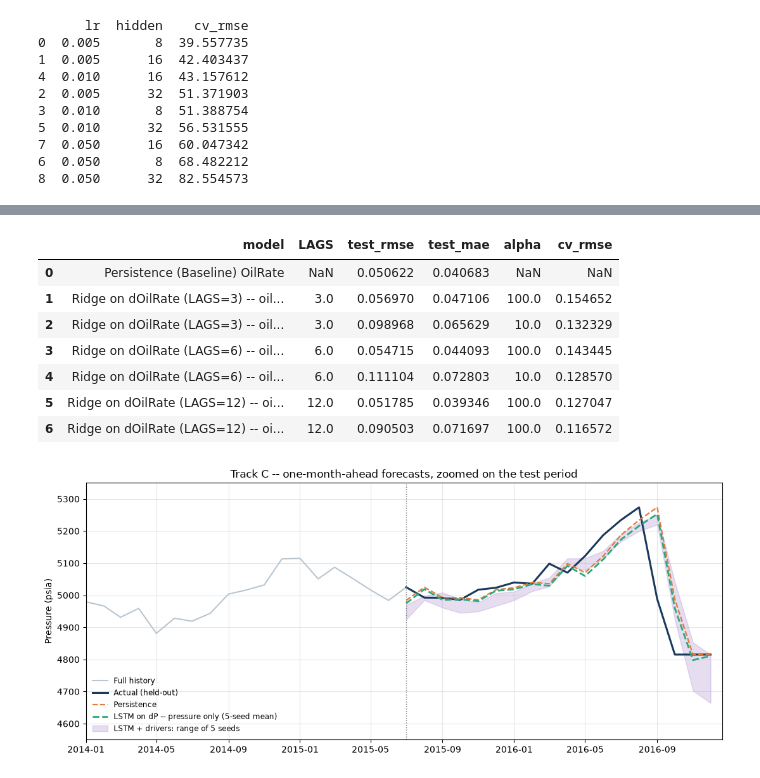
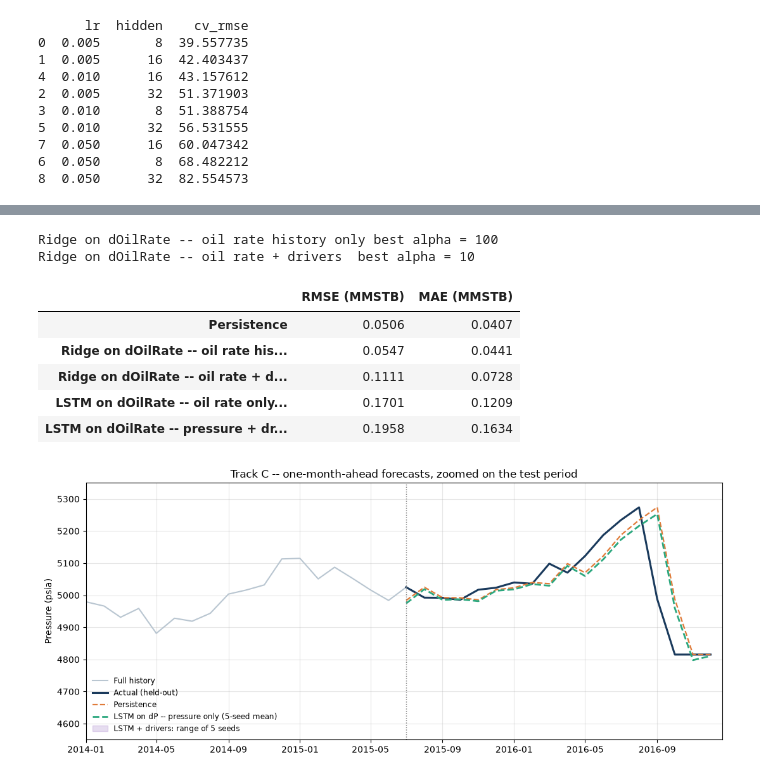
Before and after one commit to sadaraka-kadi/ml4pe-pressure-forecasting, a Jupyter notebook: notebooks/capstone.ipynb, the cells around one changed output, grey strips where cells are left out. Cells and saved outputs as stored; diff of their text form; code cells hidden in the pictures.

```diff
--- a/notebooks/capstone.ipynb
+++ b/notebooks/capstone.ipynb
@@ -681,13 +635,28 @@ def ridge_dOilRate(lags):
-# %%
-# Ridge sweep across LAGS
-oil_lag_df = pd.DataFrame([persistence_row] + [r for lags in [3, 6, 12] for r in ridge_dOilRate(lags)])
-oil_lag_df
-# %% [output]
-|  | model | LAGS | test_rmse | test_mae | alpha | cv_rmse |
-| 0 | Persistence (Baseline) OilRate | NaN | 0.050622 | 0.040683 | NaN | NaN |
-| 1 | Ridge on dOilRate (LAGS=3) -- oil... | 3.0 | 0.056970 | 0.047106 | 100.0 | 0.154652 |
-| 2 | Ridge on dOilRate (LAGS=3) -- oil... | 3.0 | 0.098968 | 0.065629 | 10.0 | 0.132329 |
-| 3 | Ridge on dOilRate (LAGS=6) -- oil... | 6.0 | 0.054715 | 0.044093 | 100.0 | 0.143445 |
-| 4 | Ridge on dOilRate (LAGS=6) -- oil... | 6.0 | 0.111104 | 0.072803 | 10.0 | 0.128570 |
-| 5 | Ridge on dOilRate (LAGS=12) -- oi... | 12.0 | 0.051785 | 0.039346 | 100.0 | 0.127047 |
-| 6 | Ridge on dOilRate (LAGS=12) -- oi... | 12.0 | 0.090503 | 0.071697 | 100.0 | 0.116572 |
+# %%
+# Ridge Regression Model
+
+lagged_oil = pd.concat({f"{c}_lag{k}": volve[c].shift(k) for c in DRIVERS for k in range(1, LAGS + 1)}, axis=1)
+tab = pd.concat([volve[["Date", "OilRate_MMSTB"]], lagged_oil], axis=1).dropna().reset_index(drop=True)
+
+tab["dOilRate"] = tab["OilRate_MMSTB"] - tab["OilRate_MMSTB_lag1"]
+for k in range(1, LAGS):
+    tab[f"dOilRate_lag{k}"] = tab[f"OilRate_MMSTB_lag{k}"] - tab[f"OilRate_MMSTB_lag{k + 1}"]
+
+D_OILRATE_FEATS = [f"dOilRate_lag{k}" for k in range(1, LAGS)]
+DRIVER_FEATS = [f"{c}_lag{k}" for c in DRIVERS if c != "OilRate_MMSTB" for k in range(1, LAGS + 1)]
+
+train_oil, test_oil = tab.iloc[:-TEST_MONTHS], tab.iloc[-TEST_MONTHS:]
+y_true_oil = test_oil["OilRate_MMSTB"].values
+
+preds_oil = {}
+
+for name, feats in [("Ridge on dOilRate -- oil rate history only", D_OILRATE_FEATS),
+                    ("Ridge on dOilRate -- oil rate + drivers", D_OILRATE_FEATS + DRIVER_FEATS)]:
+    search = GridSearchCV(make_pipeline(StandardScaler(), Ridge()),
+                          {"ridge__alpha": [1, 10, 100, 1000, 10000]}, cv=TimeSeriesSplit(n_splits=4),
+                          scoring="neg_root_mean_squared_error").fit(train_oil[feats], train_oil["dOilRate"])
+    preds_oil[name] = test_oil["OilRate_MMSTB_lag1"].values + search.predict(test_oil[feats])
+    print(f"{name:<40} best alpha = {search.best_params_['ridge__alpha']}")
+# %% [output]
+Ridge on dOilRate -- oil rate history only best alpha = 100
+Ridge on dOilRate -- oil rate + drivers  best alpha = 10
@@ -694,3 +706,23 @@ oil_lag_df
+# %%
+oil_scores = pd.DataFrame({
+    "RMSE (MMSTB)": {k: rmse(y_true_oil, v) for k, v in preds_oil.items()},
+    "MAE (MMSTB)": {k: mean_absolute_error(y_true_oil, v) for k, v in preds_oil.items()}
+}).round(4).sort_values("RMSE (MMSTB)")
+
+persistence_score_row = pd.DataFrame({
+    "RMSE (MMSTB)": {"Persistence": persistence_row["test_rmse"]},
+    "MAE (MMSTB)": {"Persistence": persistence_row["test_mae"]}
+}).round(4)
+
+oil_scores = pd.concat([persistence_score_row, oil_scores]).sort_values("RMSE (MMSTB)")
+oil_scores
+# %% [output]
+|  | RMSE (MMSTB) | MAE (MMSTB) |
+| Persistence | 0.0506 | 0.0407 |
+| Ridge on dOilRate -- oil rate his... | 0.0547 | 0.0441 |
+| Ridge on dOilRate -- oil rate + d... | 0.1111 | 0.0728 |
+| LSTM on dOilRate -- oil rate only... | 0.1701 | 0.1209 |
+| LSTM on dOilRate -- pressure + dr... | 0.1958 | 0.1634 |
 # %%
 # Experiment 4
 # 6 - month recursive forecast
```
Also changed, not shown: parts of 7 cells of this notebook.
